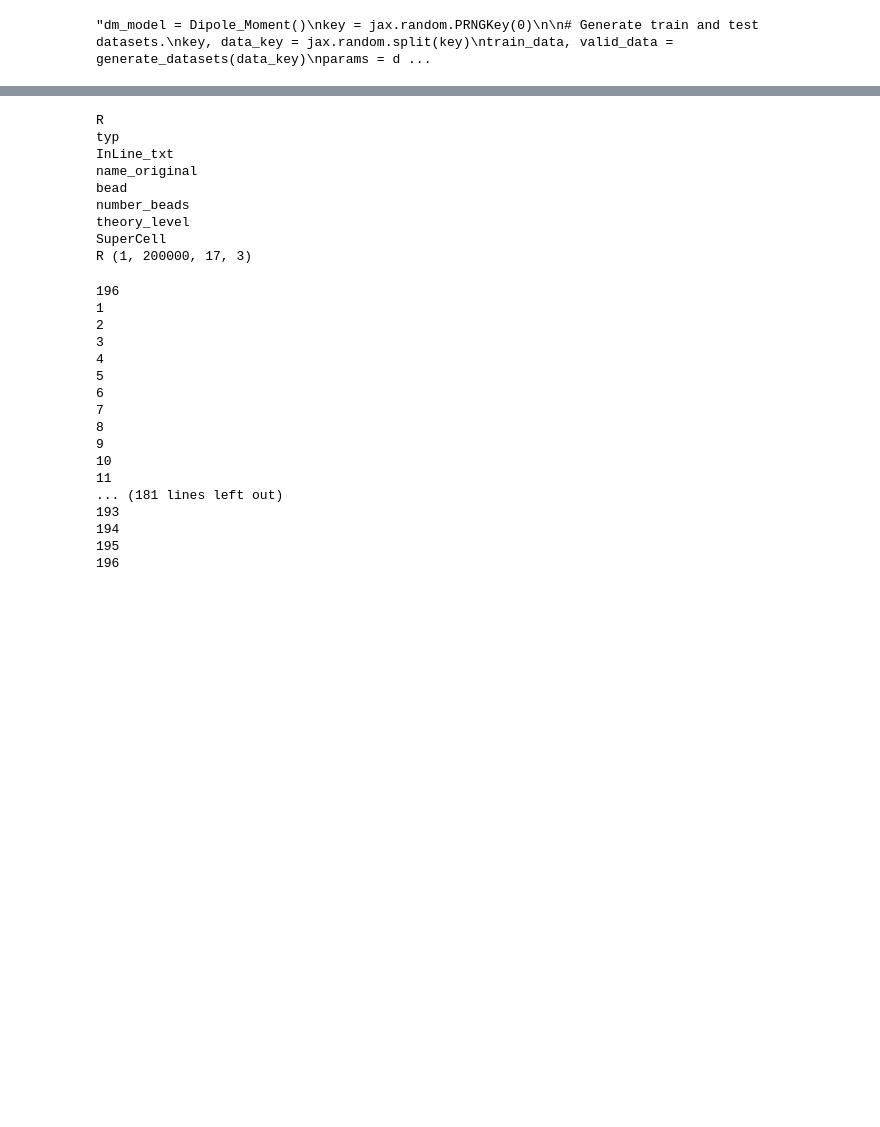
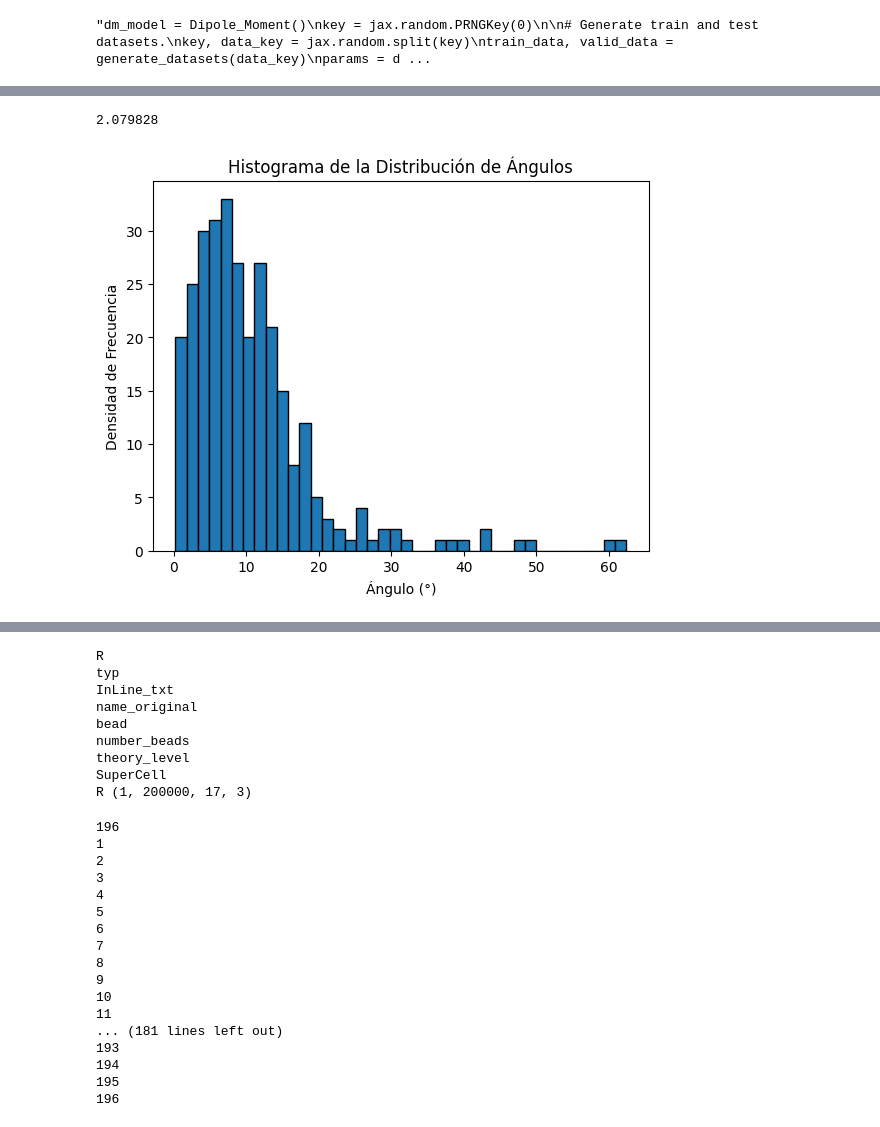
Before and after one commit to X34354/e3x_tranfer, a Jupyter notebook: docs/source/examples/dipole_moment.ipynb, the cells around one changed output, grey strips where cells are left out. Cells and saved outputs as stored; diff of their text form; code cells hidden in the pictures; blank space fills up the shorter version.

```diff
--- a/docs/source/examples/dipole_moment.ipynb
+++ b/docs/source/examples/dipole_moment.ipynb
@@ -632,15 +833,26 @@ print(np.sqrt(total / len(prediction_all)))
+# %%
+a = mean_squared_loss(prediction_all, target_all)
+print(a)
+# %% [output]
+2.079828
 # %%
+treshold = 6
+
+# Filtrar la lista, manteniendo solo los valores mayores o iguales al umbral
+nueva_lista = [x for x in list_angle if x <= 100]
 plt.hist(
-    list_angle,
+    nueva_lista,
     bins=40,
     edgecolor="black",
 )
 
 # Etiquetas y título
 plt.xlabel("Ángulo (°)")
 plt.ylabel("Densidad de Frecuencia")
 plt.title("Histograma de la Distribución de Ángulos")
 
 # Mostrar el gráfico
 plt.show()
+# %% [output]
+[figure, added]
 # %%
```
Also changed, not shown: parts of 26 cells of this notebook, 2 other files.
